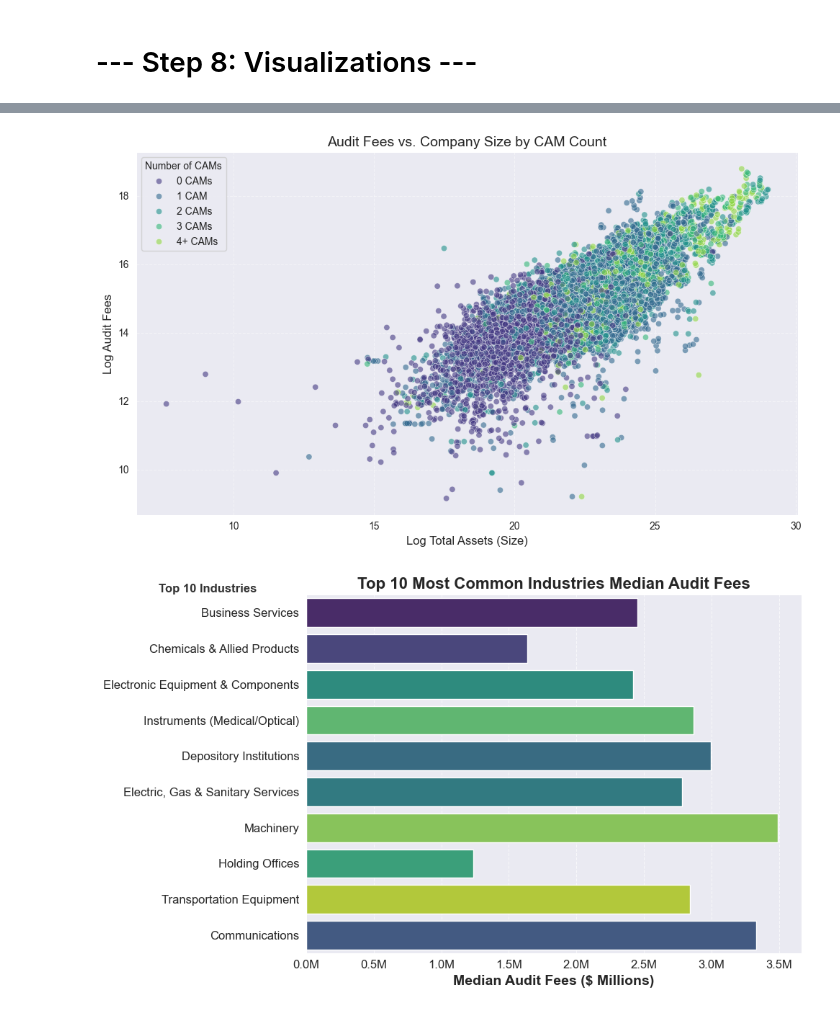
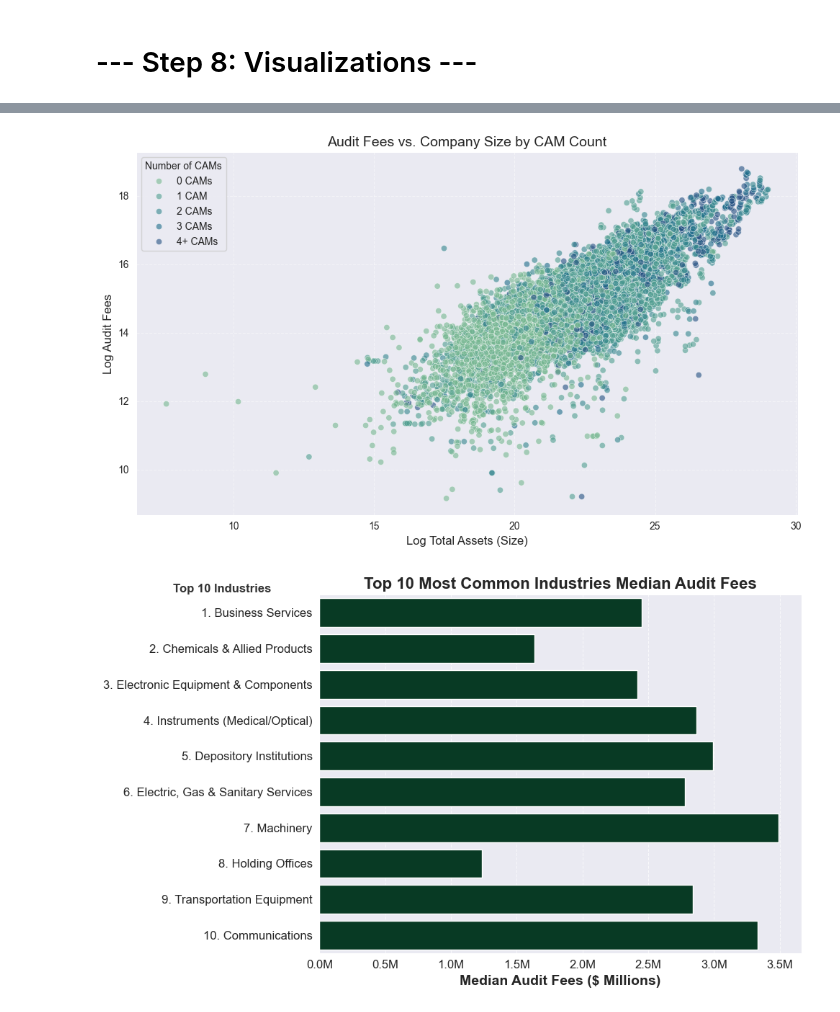
Before and after one commit to johnpatrickcampbell/ac_547_final_project_1_audit_fees, a Jupyter notebook: final_project_submission/group_8_notebook_submission.ipynb, the cells around one changed output, grey strips where cells are left out. Cells and saved outputs as stored; diff of their text form; code cells hidden in the pictures.

```diff
--- a/final_project_submission/group_8_notebook_submission.ipynb
+++ b/final_project_submission/group_8_notebook_submission.ipynb
@@ -480,7 +484,7 @@ sns.scatterplot(
     hue='CAM_Group',       # Color points by group
     hue_order=hue_order,   # Use our custom order
     alpha=0.6,             # Make points slightly transparent
-    palette='viridis'      # Use a colorblind-friendly palette
+    palette='crest'      # Use a colorblind-friendly palette
 )
 
 # 4. Add Labels and Title
@@ -493,7 +497,7 @@ plt.grid(True, linestyle='--', alpha=0.5)
 plt.tight_layout()
 plt.show()
 # %% [output]
-[figure, old version]
+[figure, new version]
 # %%
 # --- Bar Chart of Median Audit Fees with Names ---
 
@@ -536,13 +540,13 @@ industry_medians = df_top_sic.groupby('Industry_Name')['AUDIT_FEES'].median().re
 # 5. Create the Plot
 plt.figure(figsize=(10, 6))
 
+
 # Save the plot object to a variable 'ax' so we can manipulate the text
 ax = sns.barplot(
     data=industry_medians,
     x='AUDIT_FEES',
     y='Industry_Name',
-    hue='Industry_Name',
-    palette='viridis',
+    color='#004225',
     legend=False,
     order=frequency_order # Ensures 'Most Common' is at the top (index 0)
 )
@@ -552,34 +556,40 @@ plt.title('Top 10 Most Common Industries Median Audit Fees', fontsize=16, fontwe
 plt.xlabel('Median Audit Fees ($ Millions)', fontsize=14, fontweight='bold')
 
 # Remove the default vertical Y-label
 ax.set_ylabel('')
 
 # --- ADDING THE SPLIT LABELS ---
 # transform=ax.transAxes allows us to use relative coordinates (0 to 1)
 # rather than data coordinates.
 # (0, 1) is Top-Left. (0, 0) is Bottom-Left.
 
 # 1. "Top 10 Industries" at the Top Left
 ax.text(x=-0.1, y=1, s="Top 10 Industries",
         transform=ax.transAxes,
         ha='right', va='bottom', fontsize=12, fontweight='bold', color='#333333')
 
+# --- Y-AXIS NUMBERING (1 to 10) ---
+# Create new labels with the rank prepended: "1. Industry Name", etc.
+new_labels = [f"{i+1}. {name}" for i, name in enumerate(frequency_order)]
+ax.set_yticks(range(len(frequency_order)))
+ax.set_yticklabels(new_labels, fontsize=12)
+
 
 plt.xticks(fontsize=12)
 plt.yticks(fontsize=12)
 
 # --- THE MAGIC FORMATTER ---
 # Ensure you have: from matplotlib.ticker import FuncFormatter
 def millions_formatter(x, pos):
     return f'{x / 1e6:.1f}M'
 
 plt.gca().xaxis.set_major_formatter(FuncFormatter(millions_formatter))
 
 plt.grid(axis='x', linestyle='--', alpha=0.7)
 plt.tight_layout()
 plt.show()
 # %% [output]
-[figure, old version]
+[figure, new version]
 # %%
 # 1. Prepare Data: Calculate Median Fees for ALL industries first
 median_fees = df_clean.groupby('SIC_CODE')['AUDIT_FEES'].median()
```
Also changed, not shown: parts of 21 cells of this notebook.
